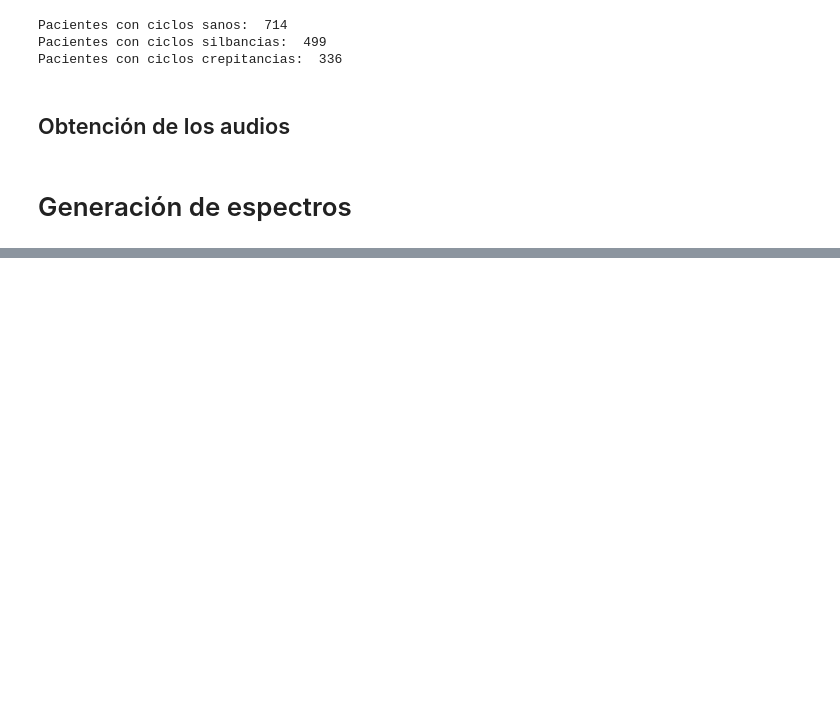
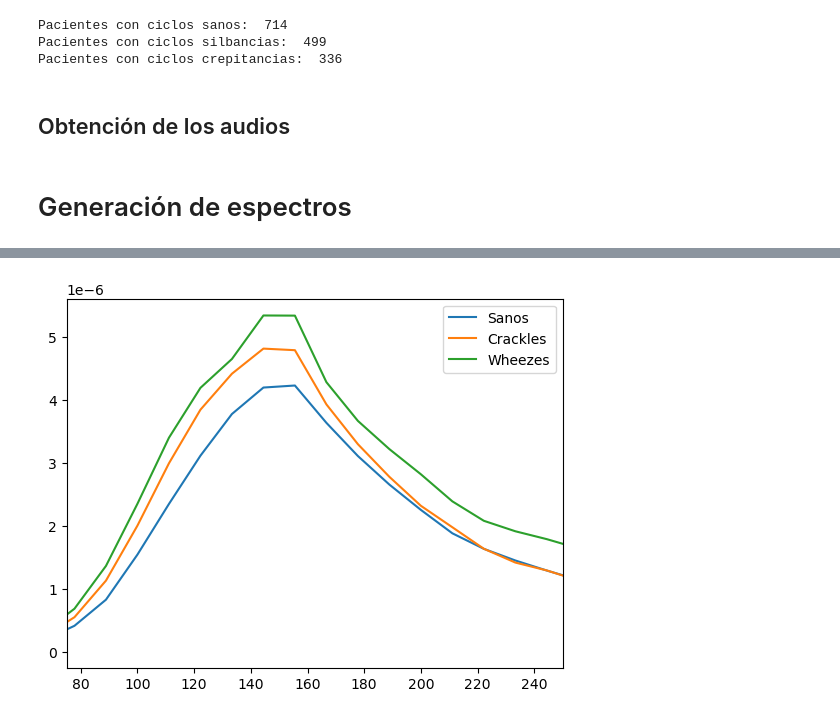
Before and after one commit to Astolfo2332/Respiratory_Difference, a Jupyter notebook: Proyecto_3_los_4GB.ipynb, the cells around one changed output, grey strips where cells are left out. Cells and saved outputs as stored; diff of their text form; code cells hidden in the pictures; blank space fills up the shorter version.

```diff
--- a/Proyecto_3_los_4GB.ipynb
+++ b/Proyecto_3_los_4GB.ipynb
@@ -99,0 +72,4 @@ plt.legend(["sanos","crackles","wheezes"])
+# %%
+b=s.grafiquelo(promedios,[75,250])
+# %% [output]
+[figure, added]
```
Also changed, not shown: parts of 22 cells of this notebook, 4 other files.
